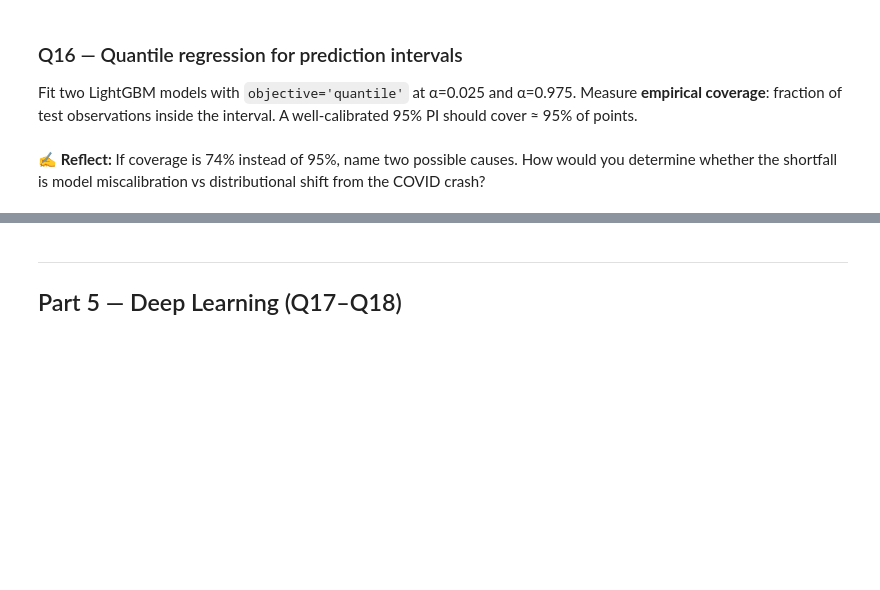
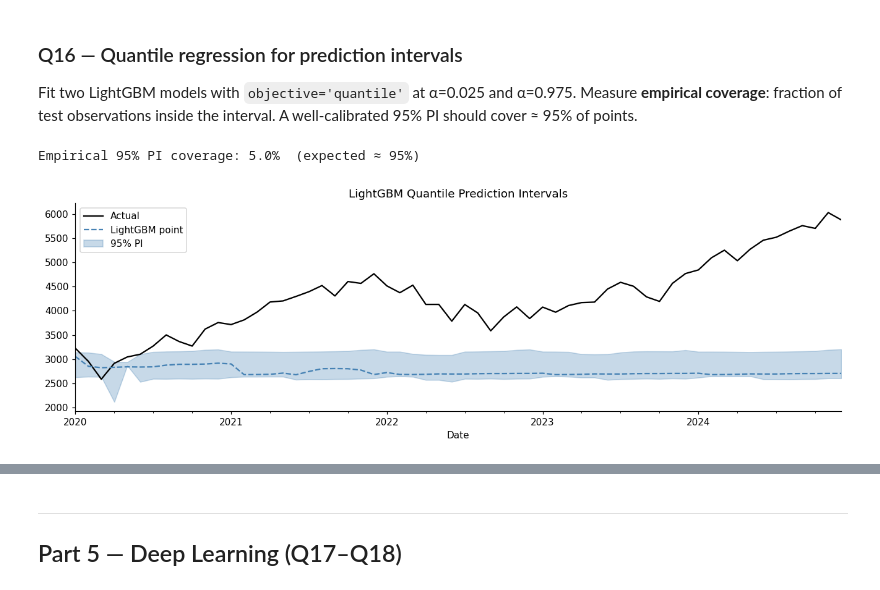
Before and after one commit to un1u3/ml-labs, a Jupyter notebook: fusemachines-2026/phase2/assignment5/W8_Forecasting_Assignment.ipynb, the cells around one changed output, grey strips where cells are left out. Drawn from its saved outputs; the diff is of its cells as text; code cells hidden in the pictures; blank space fills up the shorter version.

```diff
--- a/fusemachines-2026/phase2/assignment5/W8_Forecasting_Assignment.ipynb
+++ b/fusemachines-2026/phase2/assignment5/W8_Forecasting_Assignment.ipynb
@@ -635,31 +721,32 @@ A well-calibrated 95% PI should cover ≈ 95% of points.
 # %%
 # Q16 ─────────────────────────────────────────────────────────────────────────
 from lightgbm import LGBMRegressor
 
-alpha_lo = None   # lower quantile level for a 95% prediction interval
-alpha_hi = None   # upper quantile level for a 95% prediction interval
+alpha_lo = 0.025    # lower quantile for 95% prediction interval (2.5th percentile)
+alpha_hi = 0.975    # upper quantile for 95% prediction interval (97.5th percentile)
 
 lgb_lo = LGBMRegressor(objective='quantile', alpha=alpha_lo, n_estimators=300,
                        verbose=-1, random_state=42)
 lgb_hi = LGBMRegressor(objective='quantile', alpha=alpha_hi, n_estimators=300,
                        verbose=-1, random_state=42)
 lgb_lo.fit(X_train_df, y_train_df)
 lgb_hi.fit(X_train_df, y_train_df)
 
 X_test_approx = make_features(log_series).loc[TEST_START:][FEATURE_COLS]
-lo_fc = None   # lower-bound price forecasts (predict with lgb_lo, inverse log-transform)
-hi_fc = None   # upper-bound price forecasts (predict with lgb_hi, inverse log-transform)
+lo_fc = np.exp(lgb_lo.predict(X_test_approx))    # lower-bound price forecasts
+hi_fc = np.exp(lgb_hi.predict(X_test_approx))    # upper-bound price forecasts
 
-in_interval = None   # boolean array: True where test value is inside [lo_fc, hi_fc]
+in_interval = (test.values >= lo_fc) & (test.values <= hi_fc)   # True where test is inside PI
 coverage = in_interval.mean() * 100
 print(f"Empirical 95% PI coverage: {coverage:.1f}%  (expected ≈ 95%)")
 
 fig, ax = plt.subplots(figsize=(12, 4))
 test.plot(ax=ax, label='Actual', color='black')
 pd.Series(results['LightGBM'], index=test.index).plot(
     ax=ax, label='LightGBM point', color='steelblue', ls='--')
 ax.fill_between(test.index, lo_fc, hi_fc, alpha=0.3, color='steelblue', label='95% PI')
 ax.set_title('LightGBM Quantile Prediction Intervals'); ax.legend()
 plt.tight_layout(); plt.show()
+# %% [output]
+Empirical 95% PI coverage: 5.0%  (expected ≈ 95%)
+[figure, added]
-# %% [markdown]
-✍ **Reflect:** If coverage is 74% instead of 95%, name two possible causes. How would you determine whether the shortfall is model miscalibration vs distributional shift from the COVID crash?
```
Also changed, not shown: parts of 44 cells of this notebook, 1 other file.
